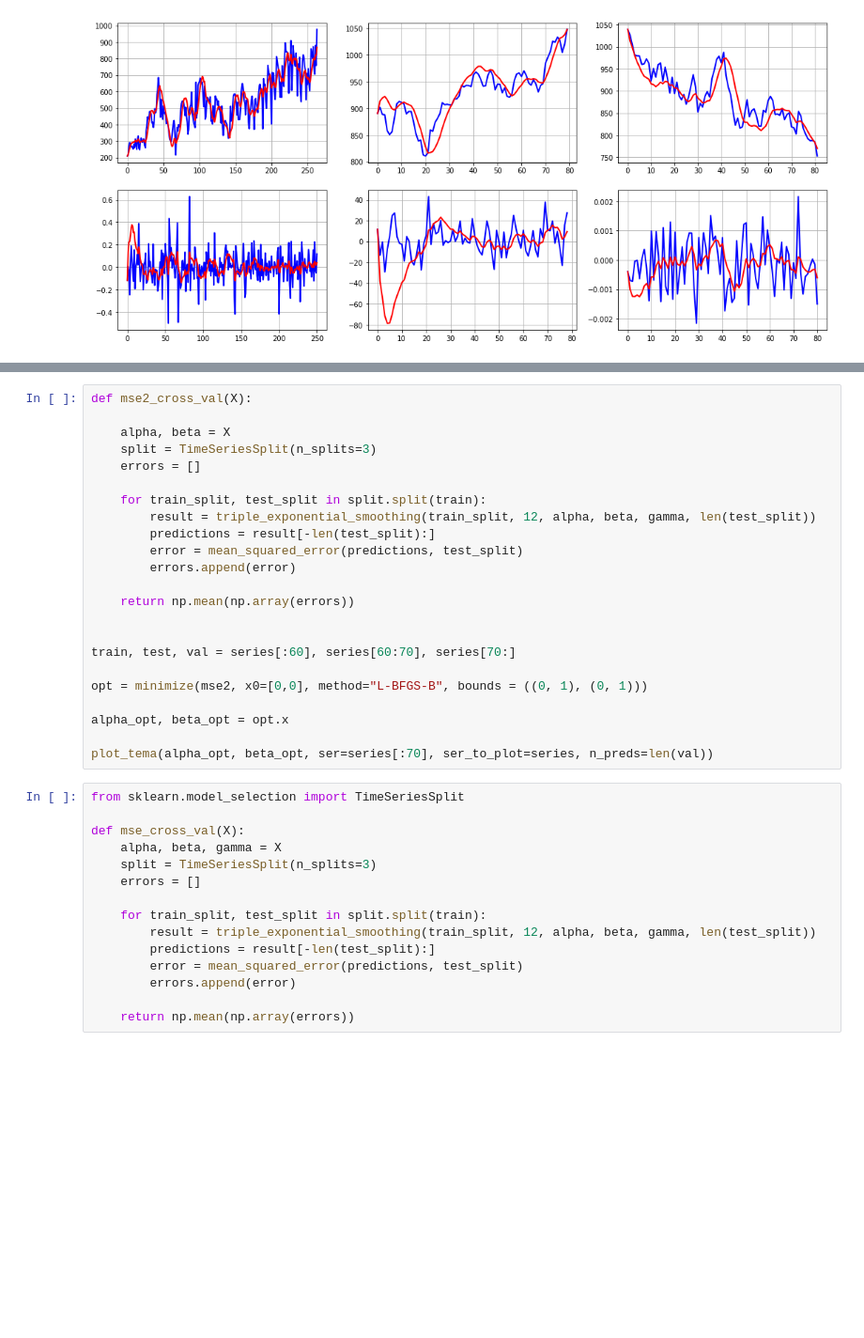
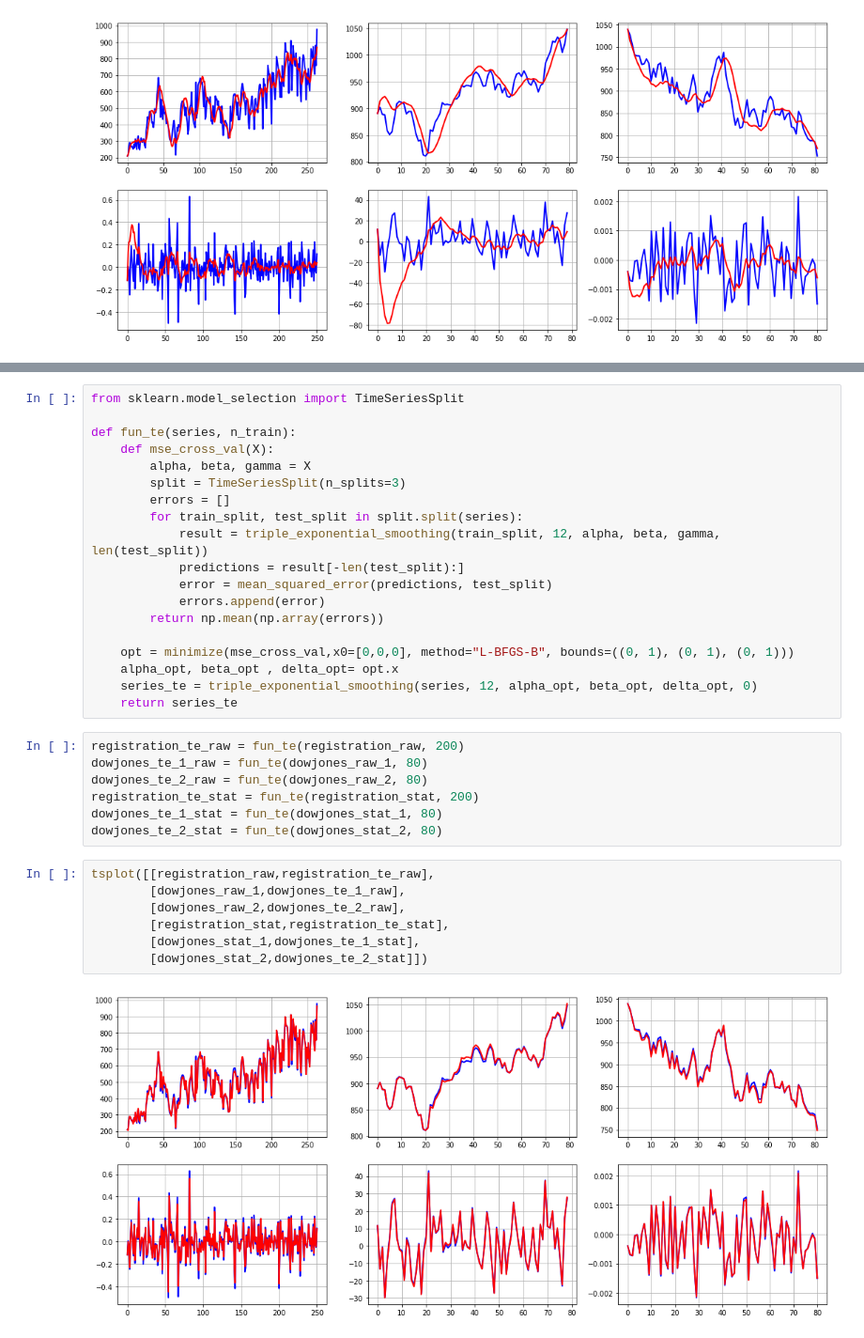
Before and after one commit to MirAlexey/netology-ds, a Jupyter notebook: HW_23/DS_HW_№23.ipynb, the cells around one changed output, grey strips where cells are left out. Shown at 94% size. Saved outputs shown, nothing was run; the diff lists cells and outputs as text; blank space fills up the shorter version.

```diff
--- a/HW_23/DS_HW_№23.ipynb
+++ b/HW_23/DS_HW_№23.ipynb
@@ -152,38 +242,35 @@ tsplot([[registration_raw,registration_dema_raw],
 # %%
-def mse2_cross_val(X):
+from sklearn.model_selection import TimeSeriesSplit
 
-    alpha, beta = X
-    split = TimeSeriesSplit(n_splits=3)
-    errors = []
+def fun_te(series, n_train):
+    def mse_cross_val(X):
+        alpha, beta, gamma = X
+        split = TimeSeriesSplit(n_splits=3)
+        errors = []
+        for train_split, test_split in split.split(series):
+            result = triple_exponential_smoothing(train_split, 12, alpha, beta, gamma, len(test_split))
+            predictions = result[-len(test_split):]
+            error = mean_squared_error(predictions, test_split)
+            errors.append(error)
+        return np.mean(np.array(errors))
 
-    for train_split, test_split in split.split(train):
-        result = triple_exponential_smoothing(train_split, 12, alpha, beta, gamma, len(test_split))
-        predictions = result[-len(test_split):]
-        error = mean_squared_error(predictions, test_split)
-        errors.append(error)
-
-    return np.mean(np.array(errors))
-
-
-train, test, val = series[:60], series[60:70], series[70:]
-
-opt = minimize(mse2, x0=[0,0], method="L-BFGS-B", bounds = ((0, 1), (0, 1)))
-
-alpha_opt, beta_opt = opt.x
-
-plot_tema(alpha_opt, beta_opt, ser=series[:70], ser_to_plot=series, n_preds=len(val))
+    opt = minimize(mse_cross_val,x0=[0,0,0], method="L-BFGS-B", bounds=((0, 1), (0, 1), (0, 1)))
+    alpha_opt, beta_opt , delta_opt= opt.x
+    series_te = triple_exponential_smoothing(series, 12, alpha_opt, beta_opt, delta_opt, 0)
+    return series_te
-# %%
-from sklearn.model_selection import TimeSeriesSplit
-
-def mse_cross_val(X):
-    alpha, beta, gamma = X
-    split = TimeSeriesSplit(n_splits=3)
-    errors = []
-
-    for train_split, test_split in split.split(train):
-        result = triple_exponential_smoothing(train_split, 12, alpha, beta, gamma, len(test_split))
-        predictions = result[-len(test_split):]
-        error = mean_squared_error(predictions, test_split)
-        errors.append(error)
-
-    return np.mean(np.array(errors))
+# %%
+registration_te_raw = fun_te(registration_raw, 200)
+dowjones_te_1_raw = fun_te(dowjones_raw_1, 80)
+dowjones_te_2_raw = fun_te(dowjones_raw_2, 80)
+registration_te_stat = fun_te(registration_stat, 200)
+dowjones_te_1_stat = fun_te(dowjones_stat_1, 80)
+dowjones_te_2_stat = fun_te(dowjones_stat_2, 80)
+# %%
+tsplot([[registration_raw,registration_te_raw],
+        [dowjones_raw_1,dowjones_te_1_raw],
+        [dowjones_raw_2,dowjones_te_2_raw],
+        [registration_stat,registration_te_stat],
+        [dowjones_stat_1,dowjones_te_1_stat],
+        [dowjones_stat_2,dowjones_te_2_stat]])
+# %% [output]
+[figure, added]
```
Also changed, not shown: parts of 5 cells of this notebook.
